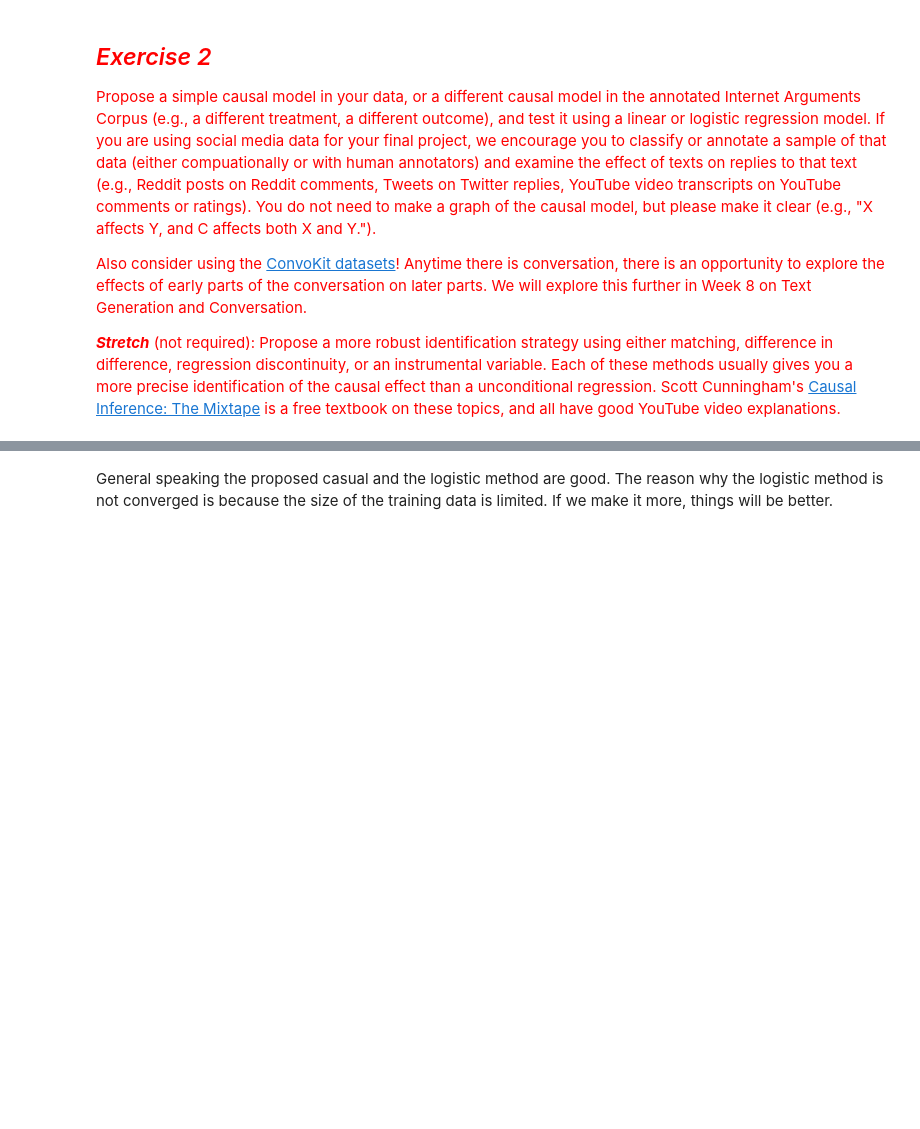
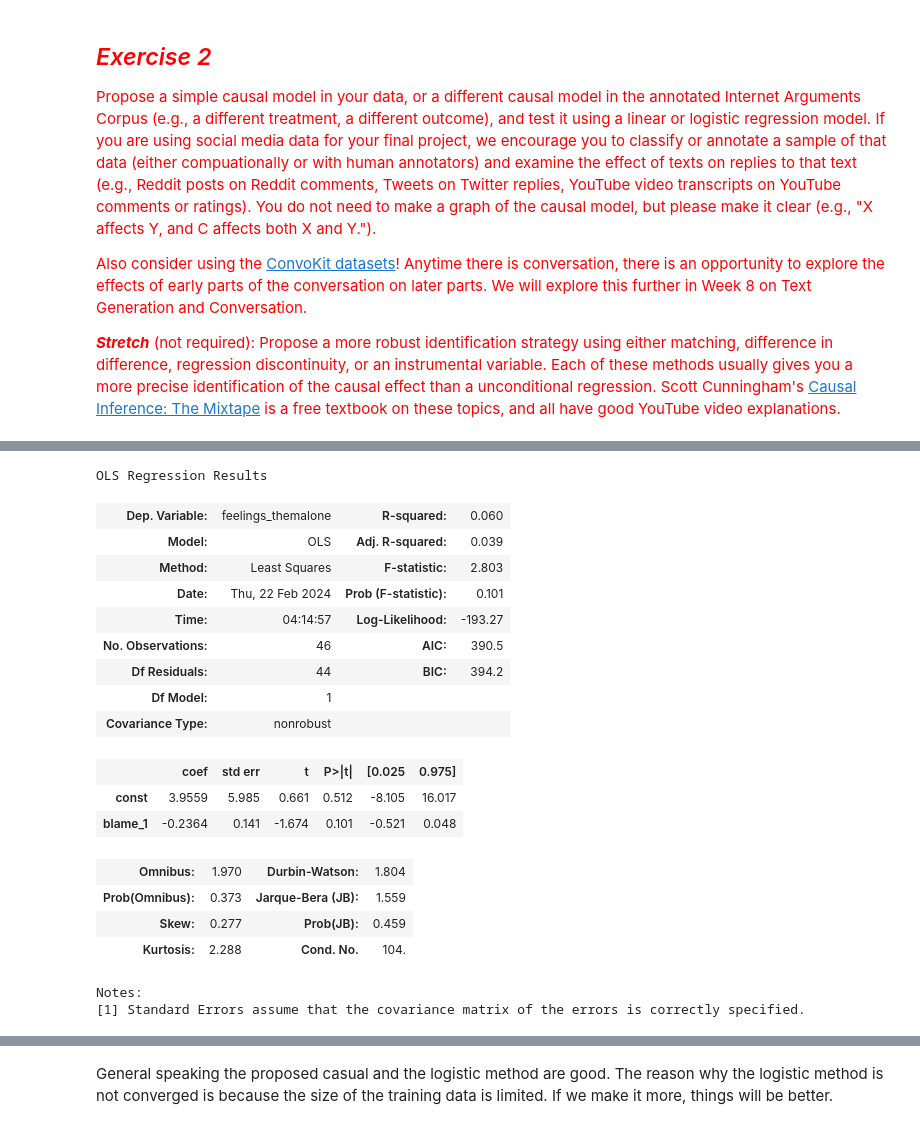
Before and after one commit to chenyt16/computational-content-analysis, a Jupyter notebook: 7_Prediction_and_Causal_Inference_iris.ipynb, the cells around one changed output, grey strips where cells are left out. Drawn from its saved outputs; the diff is of its cells as text; code cells hidden in the pictures; blank space fills up the shorter version.

```diff
--- a/7_Prediction_and_Causal_Inference_iris.ipynb
+++ b/7_Prediction_and_Causal_Inference_iris.ipynb
@@ -405,7 +390,0 @@ leagues
-# %%
-y = leagues['team_suggestion']
-X_cols = ['mid_score']
-X = sm.add_constant(leagues[X_cols])
-
-lm1 = sm.OLS(y,X).fit()
-lm1.summary()
@@ -455,0 +411,29 @@ quasi-separation. In this case some parameters will not be identified.
+# %%
+y = feelings['feelings_themalone']
+X_cols = ['blame_1']
+X = sm.add_constant(feelings[X_cols])
+
+lm1 = sm.OLS(y,X).fit()
+lm1.summary()
+
+# In this model, I first use "feelings_themalone" as the dependent variable and "blame_1" as the independent variable. The model results indicate that the causal relationship is not significant (t=-1.674, p>.05).
+# %% [output]
+OLS Regression Results
+| Dep. Variable: | feelings_themalone | R-squared: | 0.060 |
+| Model: | OLS | Adj. R-squared: | 0.039 |
+| Method: | Least Squares | F-statistic: | 2.803 |
+| Date: | Thu, 22 Feb 2024 | Prob (F-statistic): | 0.101 |
+| Time: | 04:14:57 | Log-Likelihood: | -193.27 |
+| No. Observations: | 46 | AIC: | 390.5 |
+| Df Residuals: | 44 | BIC: | 394.2 |
+| Df Model: | 1 |  |  |
+| Covariance Type: | nonrobust |  |  |
+|  | coef | std err | t | P>|t| | [0.025 | 0.975] |
+| const | 3.9559 | 5.985 | 0.661 | 0.512 | -8.105 | 16.017 |
+| blame_1 | -0.2364 | 0.141 | -1.674 | 0.101 | -0.521 | 0.048 |
+| Omnibus: | 1.970 | Durbin-Watson: | 1.804 |
+| Prob(Omnibus): | 0.373 | Jarque-Bera (JB): | 1.559 |
+| Skew: | 0.277 | Prob(JB): | 0.459 |
+| Kurtosis: | 2.288 | Cond. No. | 104. |
+Notes:
+[1] Standard Errors assume that the covariance matrix of the errors is correctly specified.
```
Also changed, not shown: parts of 12 cells of this notebook.
